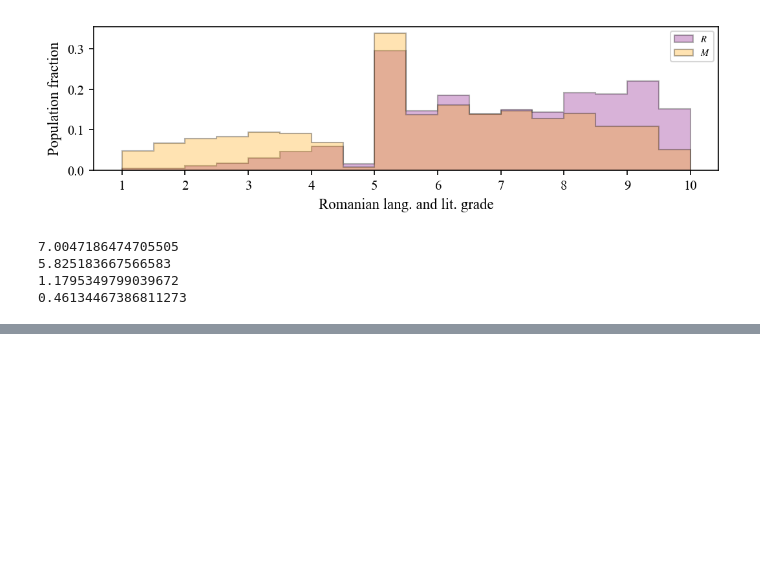
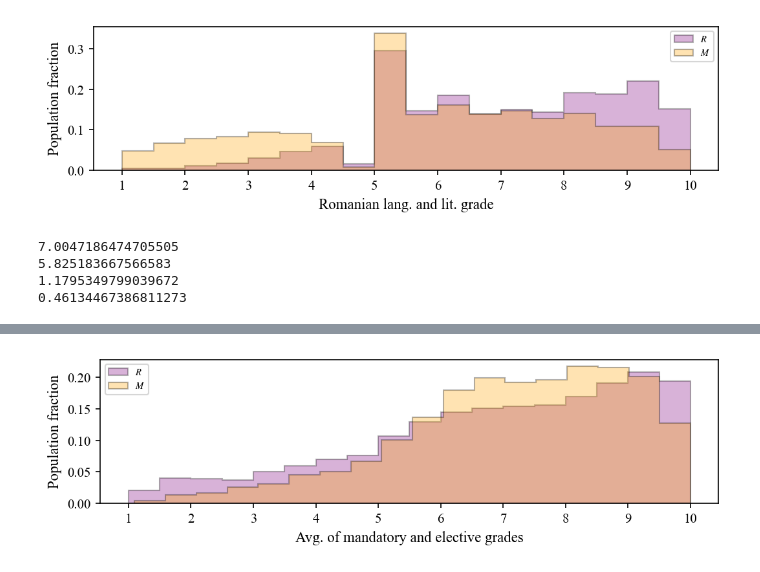
Before and after one commit to alparius/bac-stat, a Jupyter notebook: src/exp4_grade_distribution.ipynb, the cells around one changed output, grey strips where cells are left out. Cells and saved outputs as stored; diff of their text form; code cells hidden in the pictures; blank space fills up the shorter version.

```diff
--- a/src/exp4_grade_distribution.ipynb
+++ b/src/exp4_grade_distribution.ipynb
@@ -94,0 +137,28 @@ print(cohen_d(romanian_only_results['romanian_written_final'].to_numpy(), romani
+# %%
+results_2019_filtered = results_2019[results_2019[['mandatory_subject_written_final', 'elective_subject_written_final']].applymap(lambda x: np.isreal(x) or x == '').all(1)]
+results_2020_filtered = results_2020[results_2020[['mandatory_subject_written_final', 'elective_subject_written_final']].applymap(lambda x: (np.isreal(x) and (x >= 1)) or x == '').all(1)]
+results_2021_filtered = results_2021[results_2021[['mandatory_subject_written_final', 'elective_subject_written_final']].applymap(lambda x: (np.isreal(x) and (x >= 1)) or x == '').all(1)]
+results_filtered = pd.concat([results_2019_filtered, results_2020_filtered, results_2021_filtered])
+
+results_filtered.loc[:, 'mandatory_elective_average'] = results_filtered[['mandatory_subject_written_final', 'elective_subject_written_final']].mean(axis=1)
+results_filtered_r = results_filtered[results_filtered[['mother_tongue']].applymap(lambda x: x == '').all(1)]
+results_filtered_m = results_filtered[results_filtered[['mother_tongue']].applymap(lambda x: x != '').all(1)]
+
+with plt.rc_context(bundles.neurips2021(usetex=False, family='serif')):
+    fig, ax = plt.subplots(figsize=(7,2), dpi=150)
+
+    ax.hist(results_filtered_r['mandatory_elective_average'].to_list(), bins=18, density=True, alpha = 0.3, color='purple', edgecolor='black', linewidth=1, histtype= "stepfilled")
+    ax.hist(results_filtered_m['mandatory_elective_average'].to_list(), bins=18, density=True, alpha = 0.3, color='orange', edgecolor='black', linewidth=1, histtype= "stepfilled")
+
+    ax.legend(["$\it{R}$", "$\it{M}$"], loc='upper left')
+    ax.set_xlabel("Avg. of mandatory and elective grades", fontsize=11)
+    ax.set_ylabel("Population fraction", fontsize=11)
+    ax.set_xticks(np.arange(1,11))
+    ax.set_xticklabels(np.arange(1,11), fontsize=10)
+    ax.tick_params(axis='y', labelsize=10)
+
+
+    plt.show()
+    fig.savefig('../doc/plots/exp4_grade_distrib_spec.png', bbox_inches='tight')
+# %% [output]
+[figure, added]
```
Also changed, not shown: parts of 2 cells of this notebook, 3 other files.
